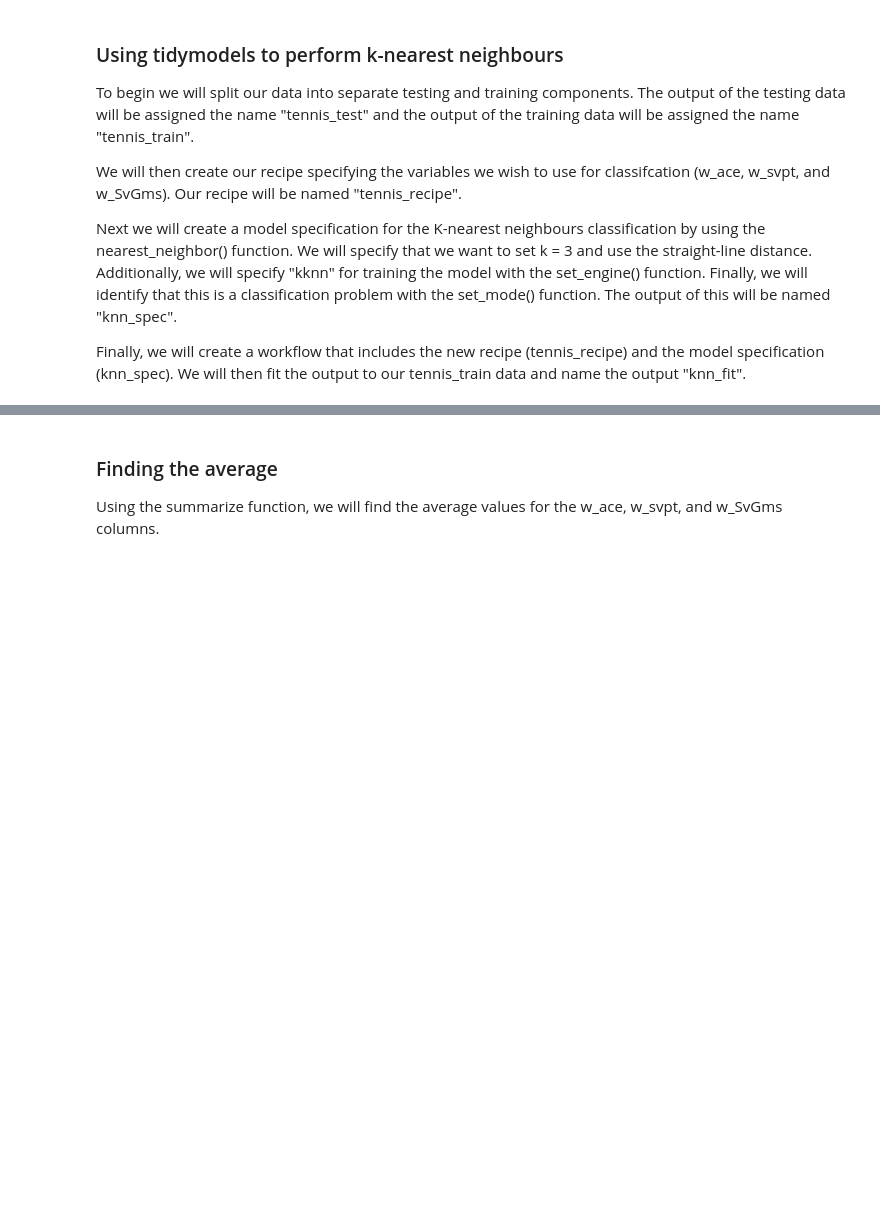
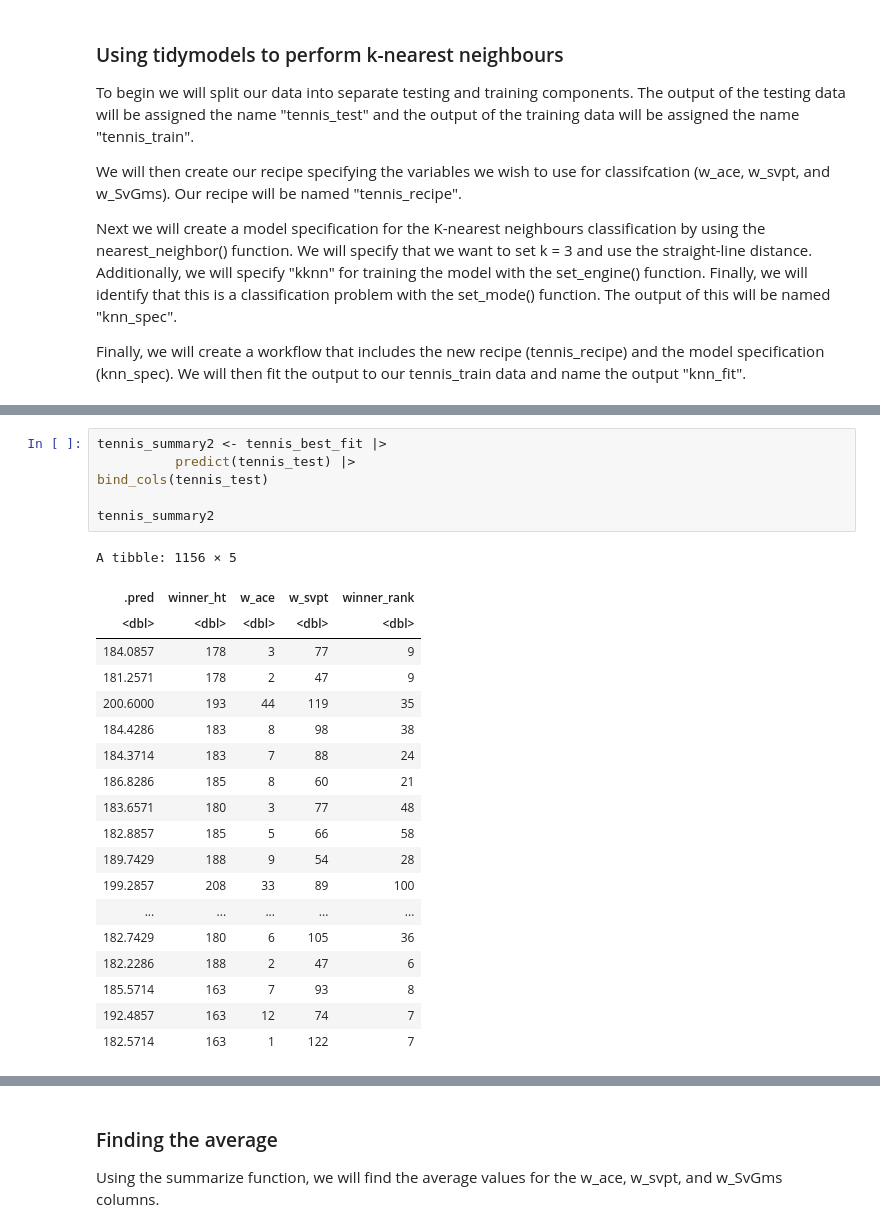
Before and after one commit to Tom0809/Group-Project, a Jupyter notebook: Group Project.ipynb, the cells around one changed output, grey strips where cells are left out. Cells and saved outputs as stored; diff of their text form; blank space fills up the shorter version.

```diff
--- a/Group Project.ipynb
+++ b/Group Project.ipynb
@@ -254,0 +247,26 @@ ERROR: Error in eval(predvars, data, env): object 'w_SvGms' not found
+# %%
+tennis_summary2 <- tennis_best_fit |>
+          predict(tennis_test) |>
+bind_cols(tennis_test)
+
+tennis_summary2
+# %% [output]
+A tibble: 1156 × 5
+| .pred | winner_ht | w_ace | w_svpt | winner_rank |
+| <dbl> | <dbl> | <dbl> | <dbl> | <dbl> |
+| 184.0857 | 178 | 3 | 77 | 9 |
+| 181.2571 | 178 | 2 | 47 | 9 |
+| 200.6000 | 193 | 44 | 119 | 35 |
+| 184.4286 | 183 | 8 | 98 | 38 |
+| 184.3714 | 183 | 7 | 88 | 24 |
+| 186.8286 | 185 | 8 | 60 | 21 |
+| 183.6571 | 180 | 3 | 77 | 48 |
+| 182.8857 | 185 | 5 | 66 | 58 |
+| 189.7429 | 188 | 9 | 54 | 28 |
+| 199.2857 | 208 | 33 | 89 | 100 |
+| ... | ... | ... | ... | ... |
+| 182.7429 | 180 | 6 | 105 | 36 |
+| 182.2286 | 188 | 2 | 47 | 6 |
+| 185.5714 | 163 | 7 | 93 | 8 |
+| 192.4857 | 163 | 12 | 74 | 7 |
+| 182.5714 | 163 | 1 | 122 | 7 |
```
Also changed, not shown: parts of 12 cells of this notebook.
